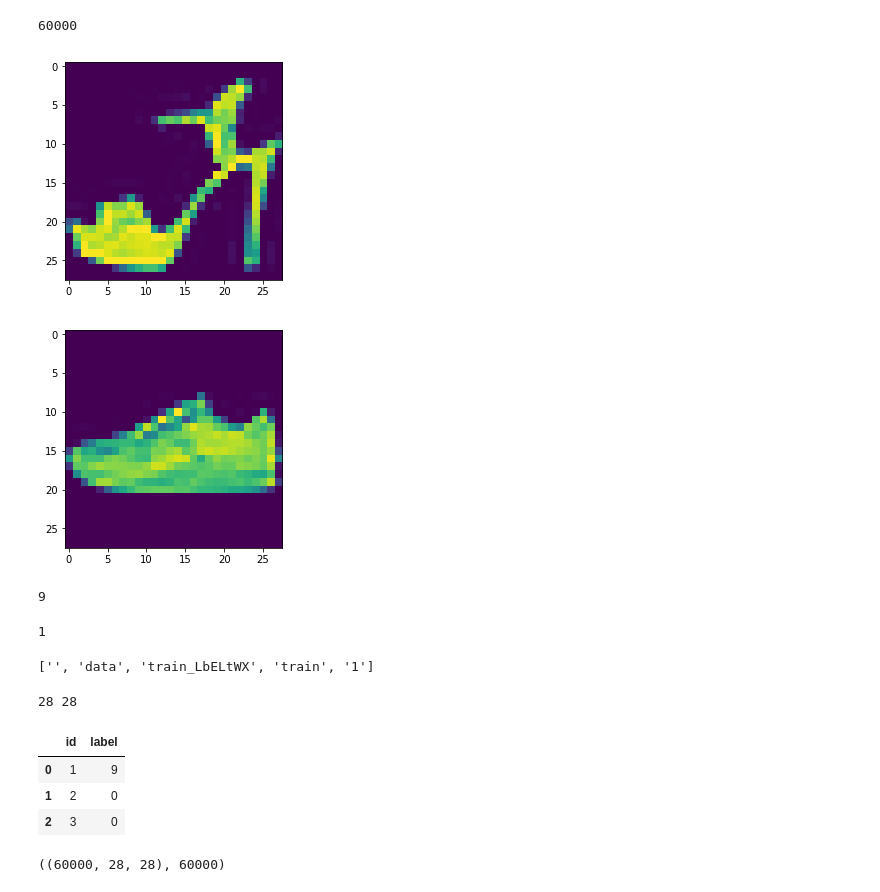
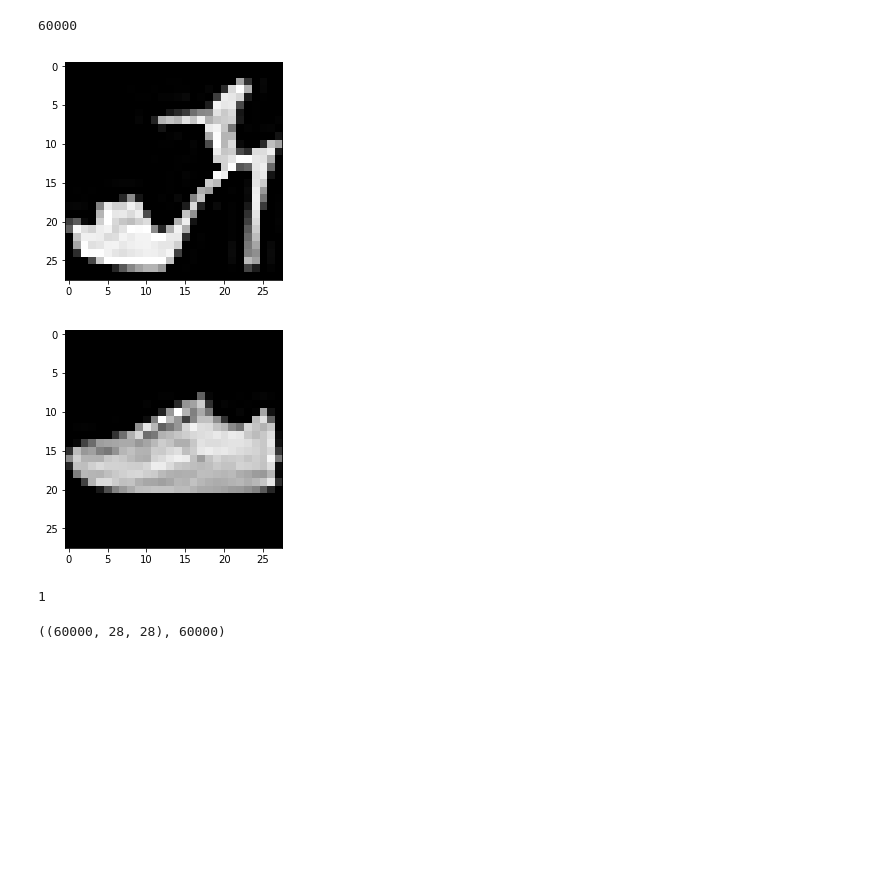
Before and after one commit to rituc/identify_apperal, a Jupyter notebook: identify_apperal.ipynb, the cells around one changed output. Drawn from its saved outputs; the diff is of its cells as text; code cells hidden in the pictures; blank space fills up the shorter version.

```diff
--- a/identify_apperal.ipynb
+++ b/identify_apperal.ipynb
@@ -63,43 +71,23 @@ def read_image(file_path):
     return img
 # %%
 def show_image(file_path):
-    plt.imshow(read_image(file_path))
+    plt.imshow(read_image(file_path), cmap="gray")
 # %%
 show_image(train_base_path + train_image_files[1])
 # %% [output]
-[figure, old version]
+[figure, new version]
 # %%
 # show_images(train_image_files[1])
 # show_images(test_image_files[10])
 # show_images(train_image_files[104])
 # %%
-show_images(test_base_path + test_image_files[104])
+show_image(test_base_path + test_image_files[104])
 # %% [output]
-[figure, old version]
+[figure, new version]
-# %%
-id_label_dict[int("1.png".split(".")[0])]
-# %% [output]
-9
 # %%
 int("1.png".split(".")[0])
 # %% [output]
 1
-# %%
-train_image_files[0].split(".")[1].split("/")
-# %% [output]
-['', 'data', 'train_LbELtWX', 'train', '1']
-# %%
-rows, cols = img.shape
-print rows, cols
-# %% [output]
-28 28
-# %%
-train_labels.head(3)
-# %% [output]
-|  | id | label |
-| 0 | 1 | 9 |
-| 1 | 2 | 0 |
-| 2 | 3 | 0 |
 # %%
 def display_image(img, label):
     print "label: ", label
```
Also changed, not shown: parts of 28 cells of this notebook, 1 other file.
